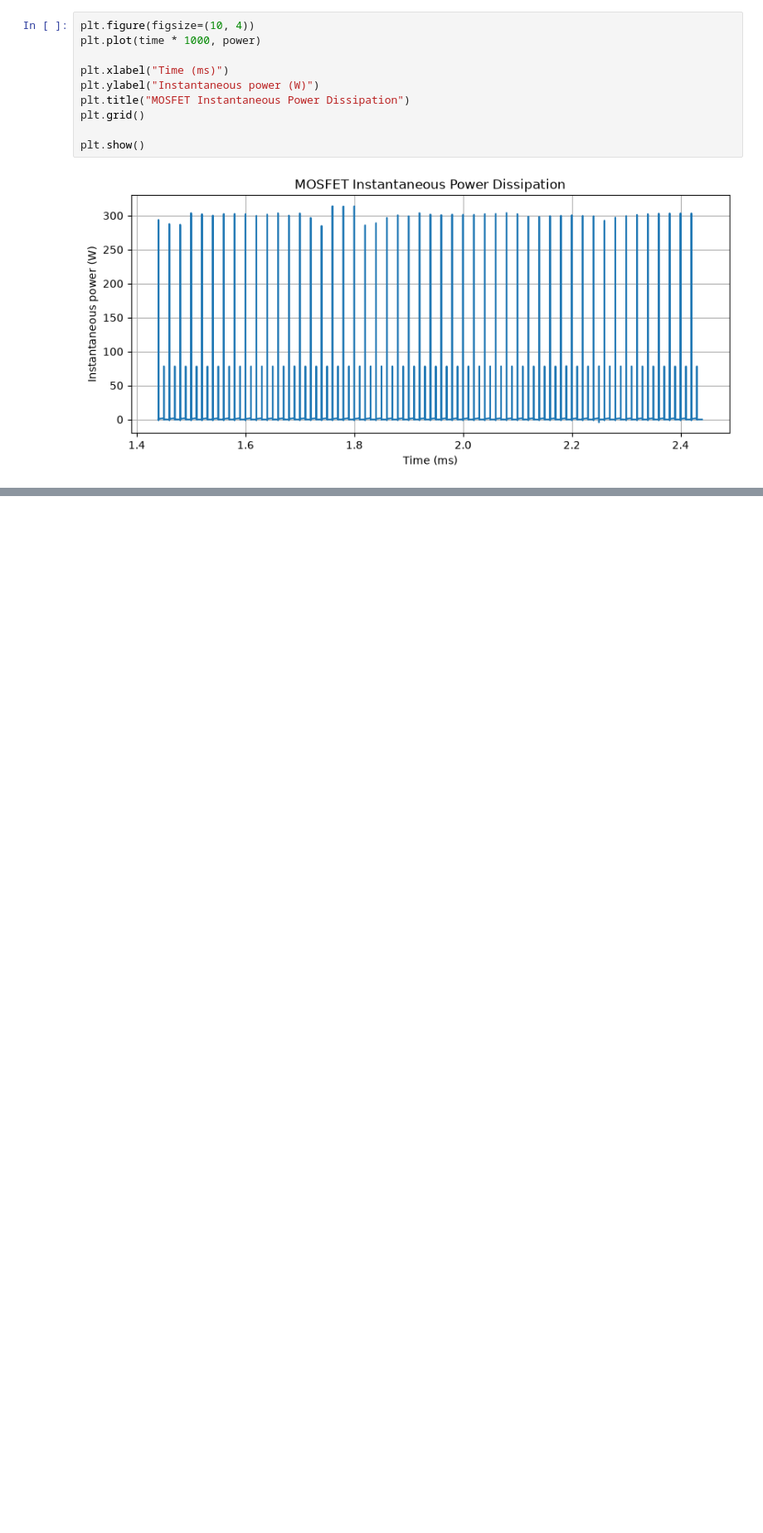
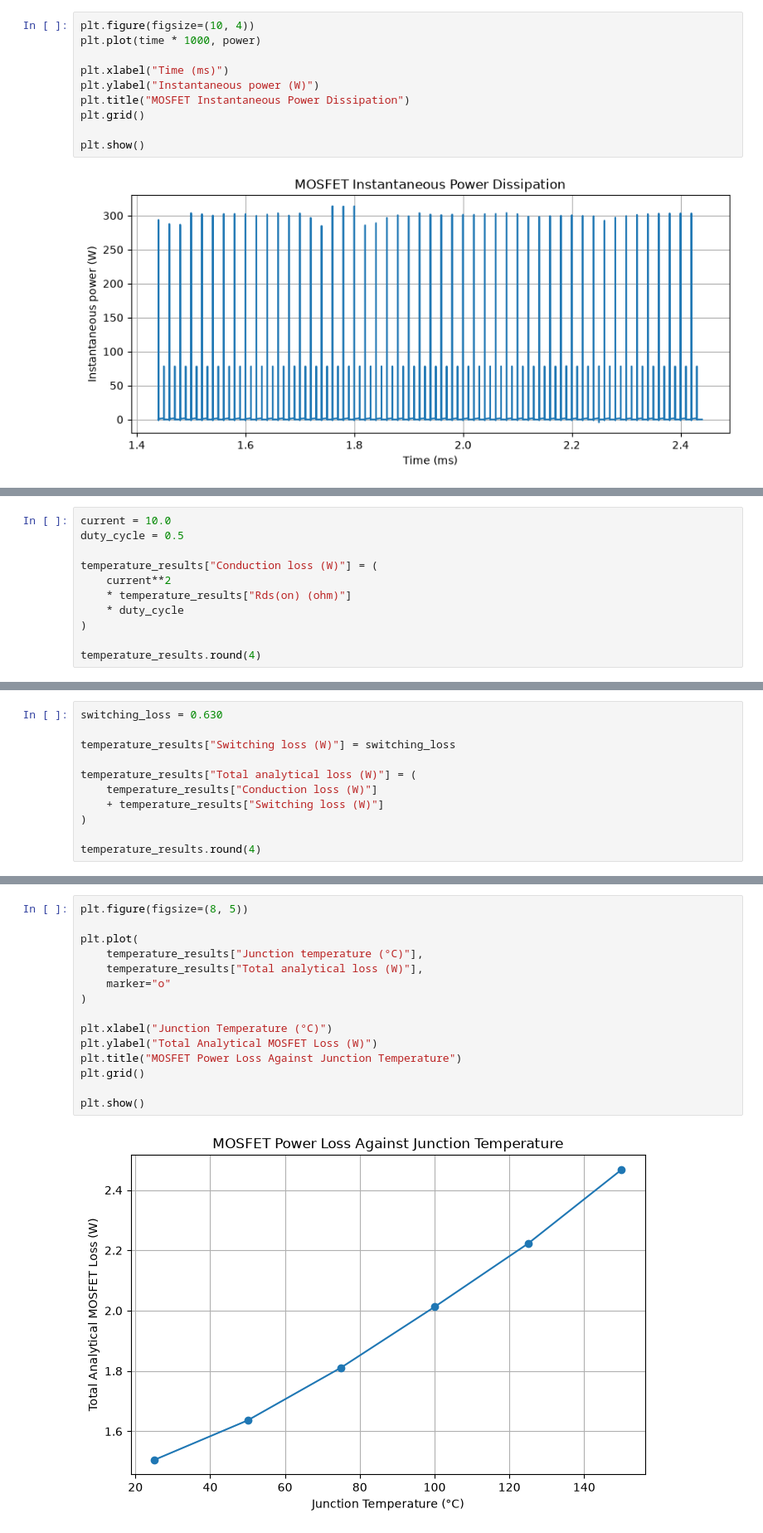
Before and after one commit to jaeheewritescode/mosfet-thermal-simulation, a Jupyter notebook: electrical-model/notebook/mosfet_loss_calculation.ipynb, the cells around one changed output, grey strips where cells are left out. Shown at 83% size. Saved outputs shown, nothing was run; the diff lists cells and outputs as text; blank space fills up the shorter version.

```diff
--- a/electrical-model/notebook/mosfet_loss_calculation.ipynb
+++ b/electrical-model/notebook/mosfet_loss_calculation.ipynb
@@ -229,0 +431,11 @@ Therefore, the **0.731 W LTspice result is reasonable for the simulated circuit*
+# %%
+current = 10.0
+duty_cycle = 0.5
+
+temperature_results["Conduction loss (W)"] = (
+    current**2
+    * temperature_results["Rds(on) (ohm)"]
+    * duty_cycle
+)
+
+temperature_results.round(4)
@@ -229,0 +450,11 @@ Therefore, the **0.731 W LTspice result is reasonable for the simulated circuit*
+# %%
+switching_loss = 0.630
+
+temperature_results["Switching loss (W)"] = switching_loss
+
+temperature_results["Total analytical loss (W)"] = (
+    temperature_results["Conduction loss (W)"]
+    + temperature_results["Switching loss (W)"]
+)
+
+temperature_results.round(4)
@@ -229,0 +469,17 @@ Therefore, the **0.731 W LTspice result is reasonable for the simulated circuit*
+# %%
+plt.figure(figsize=(8, 5))
+
+plt.plot(
+    temperature_results["Junction temperature (°C)"],
+    temperature_results["Total analytical loss (W)"],
+    marker="o"
+)
+
+plt.xlabel("Junction Temperature (°C)")
+plt.ylabel("Total Analytical MOSFET Loss (W)")
+plt.title("MOSFET Power Loss Against Junction Temperature")
+plt.grid()
+
+plt.show()
+# %% [output]
+[figure, added]
```
Also changed, not shown: parts of 25 cells of this notebook, 3 other files.
